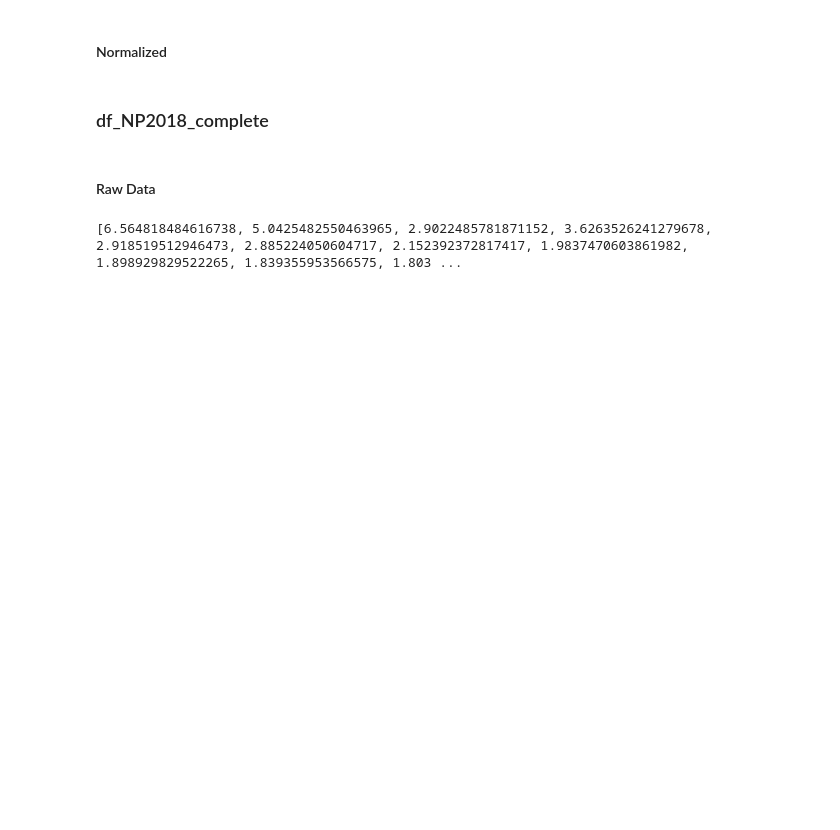
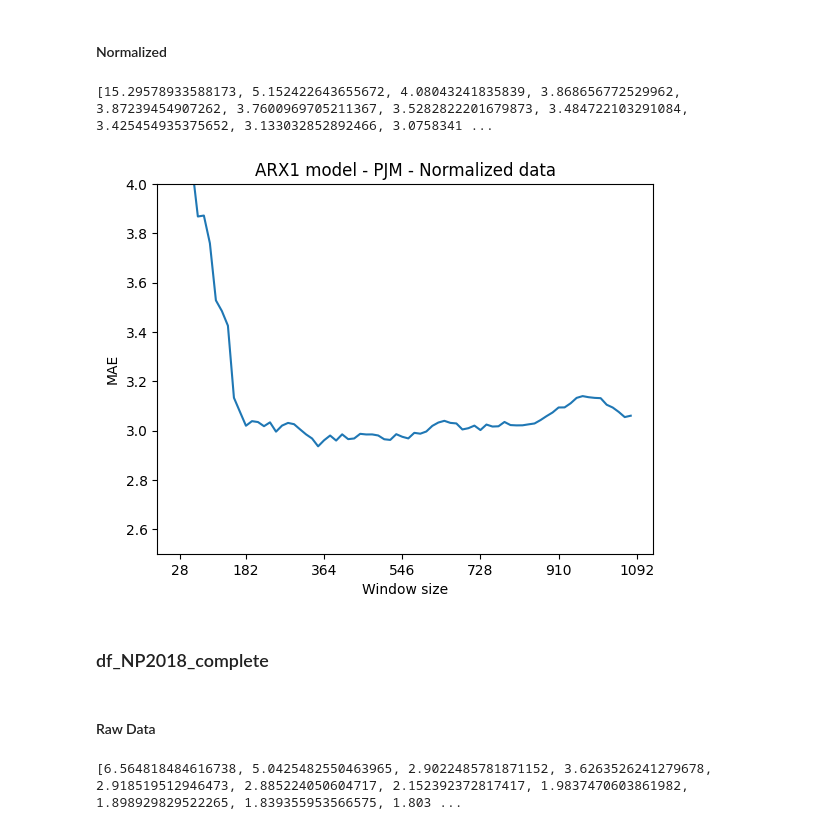
Before and after one commit to piovesanaedoardo/Project_Predictive-Analytics, a Jupyter notebook: main.ipynb, the cells around one changed output. Cells and saved outputs as stored; diff of their text form; code cells hidden in the pictures; blank space fills up the shorter version.

```diff
--- a/main.ipynb
+++ b/main.ipynb
@@ -211,14 +220,17 @@ for T in range(28,1092,14):
 # %%
 print(errors_mean_ARX1_PJM_Norm)
 window_list = list(range(28,1092,14))
 plt.plot(window_list, errors_mean_ARX1_PJM_Norm)
 plt.xlabel('Window size')
 plt.ylabel('MAE')
 plt.title('ARX1 model - PJM - Normalized data')
 xticks = [28, 182, 364, 546, 728, 910, 1092]
 plt.xticks(xticks)
-plt.ylim(0, 4)
+plt.ylim(2.5, 4)
 plt.show()
+# %% [output]
+[15.29578933588173, 5.152422643655672, 4.08043241835839, 3.868656772529962, 3.87239454907262, 3.7600969705211367, 3.5282822201679873, 3.484722103291084, 3.425454935375652, 3.133032852892466, 3.0758341 ...
+[figure, added]
 # %% [markdown]
 ### df_NP2018_complete
 # %% [markdown]
```
Also changed, not shown: parts of 47 cells of this notebook.
